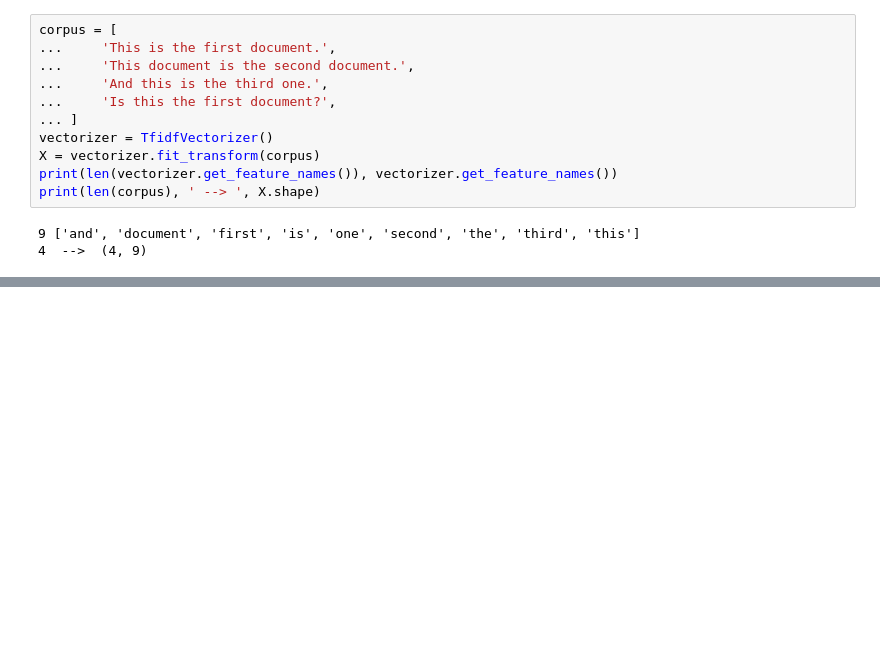
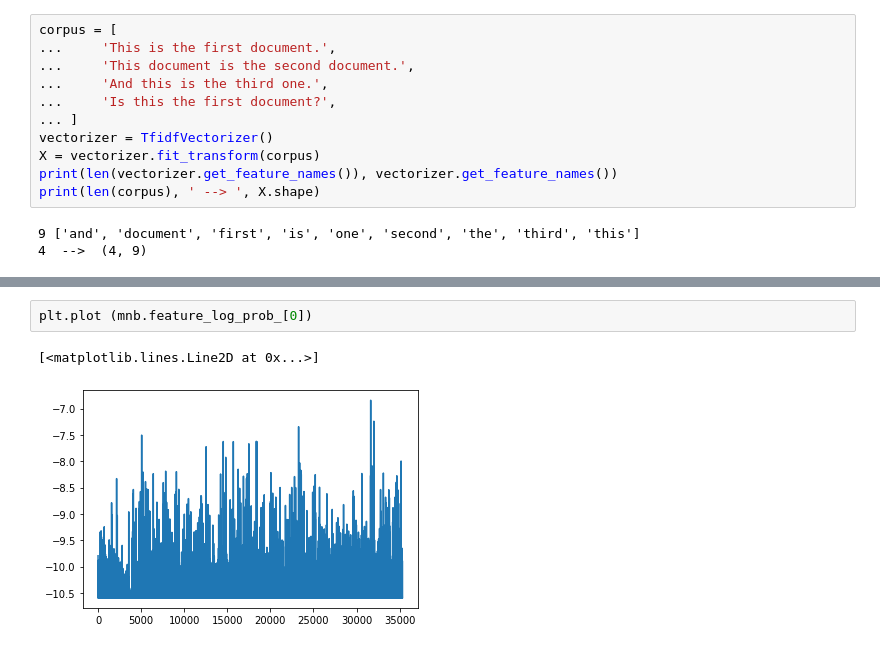
Before and after one commit to yongduek/PythonDataScienceHandbook, a Jupyter notebook: notebooks/05.05-Naive-Bayes.ipynb, the cells around one changed output, grey strips where cells are left out. Drawn from its saved outputs; the diff is of its cells as text; blank space fills up the shorter version.

```diff
--- a/notebooks/05.05-Naive-Bayes.ipynb
+++ b/notebooks/05.05-Naive-Bayes.ipynb
@@ -419,0 +526,5 @@ $$
+# %%
+plt.plot (mnb.feature_log_prob_[0])
+# %% [output]
+[<matplotlib.lines.Line2D at 0x...>]
+[figure, added]
```
Also changed, not shown: parts of 29 cells of this notebook, 2 other files.
